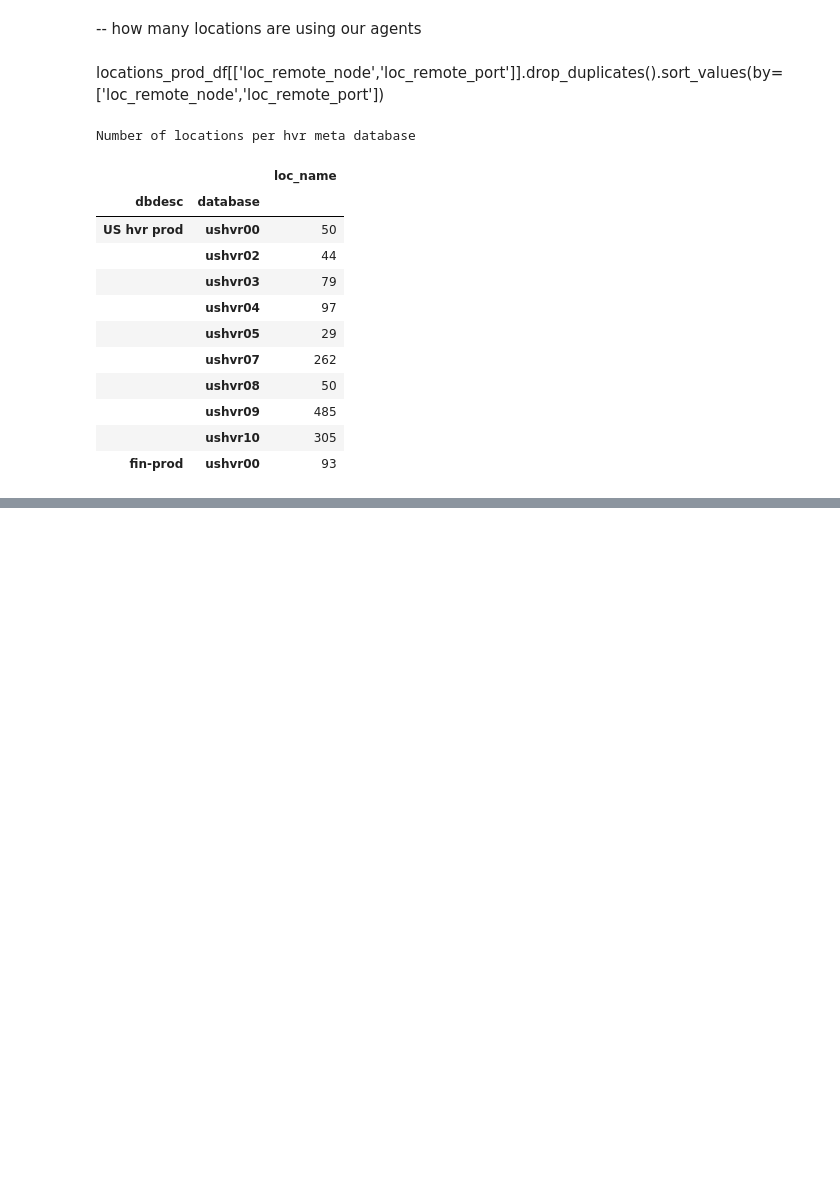
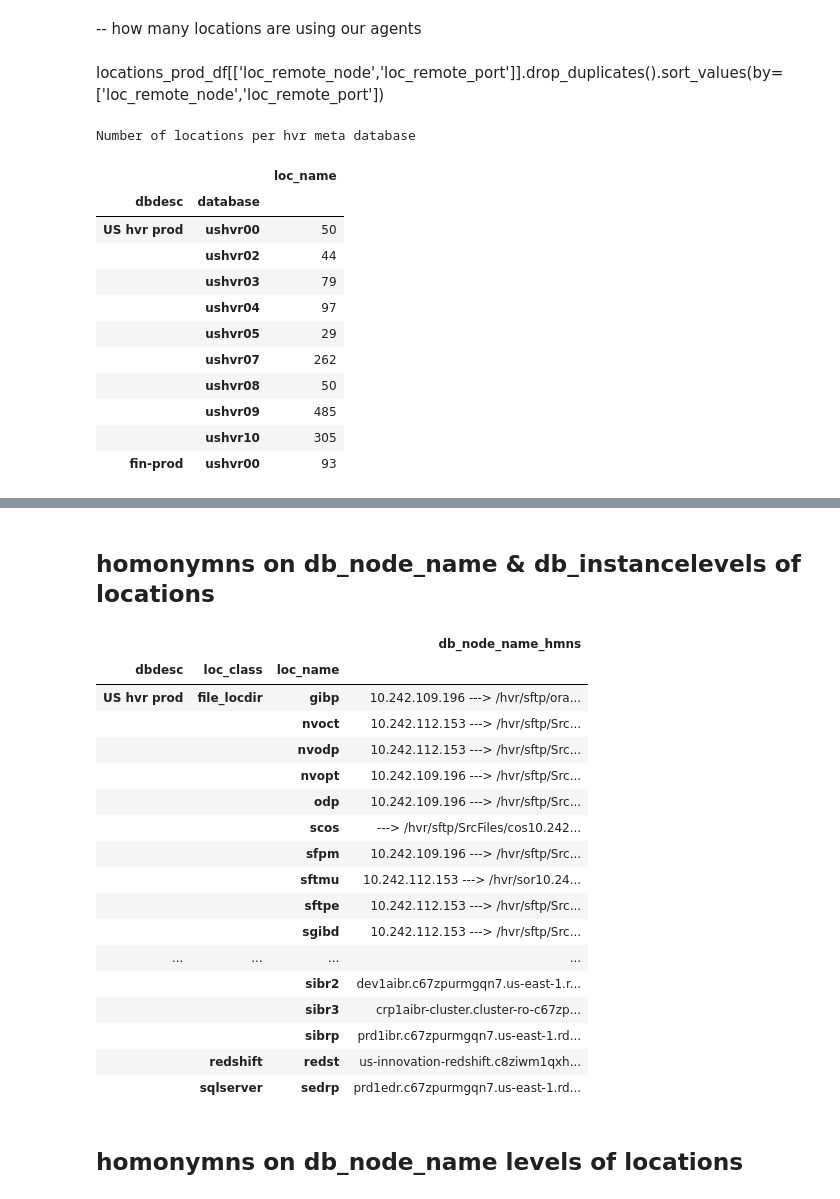
Before and after one commit to bartoszski/haskell, a Jupyter notebook: vitality/PY_LocationAnalysis.ipynb, the cells around one changed output, grey strips where cells are left out. Saved outputs shown, nothing was run; the diff lists cells and outputs as text; code cells hidden in the pictures; blank space fills up the shorter version.

Commit message:
homonyms added

```diff
--- a/vitality/PY_LocationAnalysis.ipynb
+++ b/vitality/PY_LocationAnalysis.ipynb
@@ -165,0 +394,40 @@ locations_prod_df.pivot_table(index='loc_remote_node', columns=['dbdesc','databa
+# %% [markdown]
+## homonymns on db_node_name  & db_instancelevels of locations
+# %%
+concat_func = lambda x :  [len (set(x)) , set(x)]
+
+# Define a filtering function
+def filter_func(x):
+    return x['Value'].sum() > 1
+
+locations_prod_df.loc[:,'db_concat'] = locations_prod_df['db_node_name'] + ' ---> ' + locations_prod_df['db_instance']
+
+df= locations_prod_df.pivot_table(index=['dbdesc','loc_class','loc_name'], values=['db_concat'], aggfunc= concat_func ).fillna('').reset_index()#.astype(str).apply(lambda x: x.str.rstrip('.0'))
+dff = df [df.db_concat.apply(lambda x : x[0] >1)].reset_index()
+dff.loc[:, 'db_node_name_hmns'] = dff.apply(lambda x:  "</br>".join(x['db_concat'][1]) , axis=1)
+df
+
+style_df(
+    dff[['dbdesc','loc_class','loc_name','db_node_name_hmns',]].set_index(['dbdesc','loc_class','loc_name'])
+)
+# %% [output]
+|  |  |  | db_node_name_hmns |
+| dbdesc | loc_class | loc_name |  |
+| US hvr prod | file_locdir | gibp | 10.242.109.196 ---> /hvr/sftp/ora... |
+|  |  | nvoct | 10.242.112.153 ---> /hvr/sftp/Src... |
+|  |  | nvodp | 10.242.112.153 ---> /hvr/sftp/Src... |
+|  |  | nvopt | 10.242.109.196 ---> /hvr/sftp/Src... |
+|  |  | odp | 10.242.109.196 ---> /hvr/sftp/Src... |
+|  |  | scos | ---> /hvr/sftp/SrcFiles/cos10.242... |
+|  |  | sfpm | 10.242.109.196 ---> /hvr/sftp/Src... |
+|  |  | sftmu | 10.242.112.153 ---> /hvr/sor10.24... |
+|  |  | sftpe | 10.242.112.153 ---> /hvr/sftp/Src... |
+|  |  | sgibd | 10.242.112.153 ---> /hvr/sftp/Src... |
+| ... | ... | ... | ... |
+|  |  | sibr2 | dev1aibr.c67zpurmgqn7.us-east-1.r... |
+|  |  | sibr3 | crp1aibr-cluster.cluster-ro-c67zp... |
+|  |  | sibrp | prd1ibr.c67zpurmgqn7.us-east-1.rd... |
+|  | redshift | redst | us-innovation-redshift.c8ziwm1qxh... |
+|  | sqlserver | sedrp | prd1edr.c67zpurmgqn7.us-east-1.rd... |
+# %% [markdown]
+## homonymns on db_node_name levels of locations
```
Also changed, not shown: parts of 9 cells of this notebook, 2 other files.
